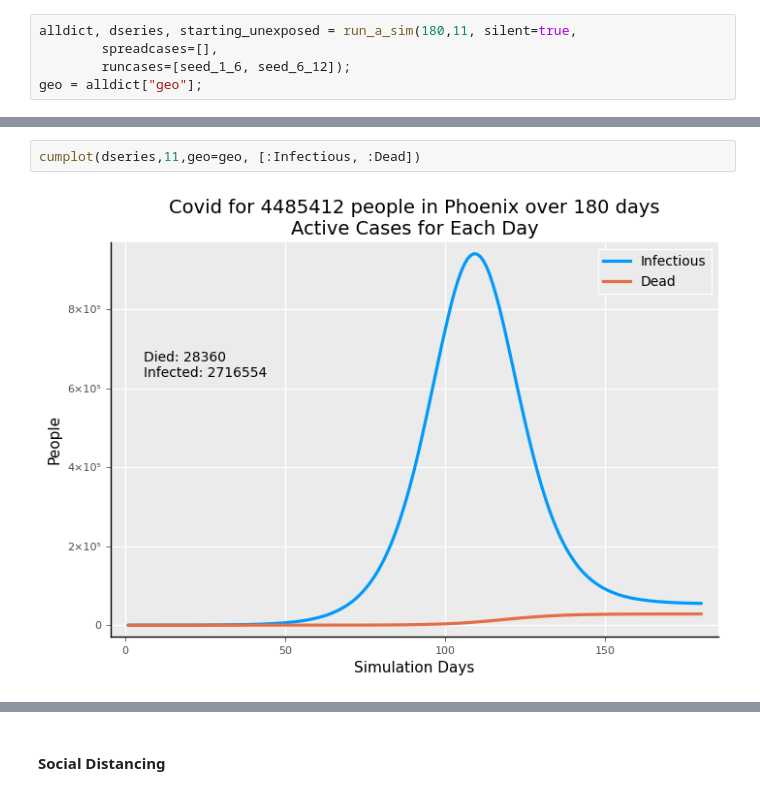
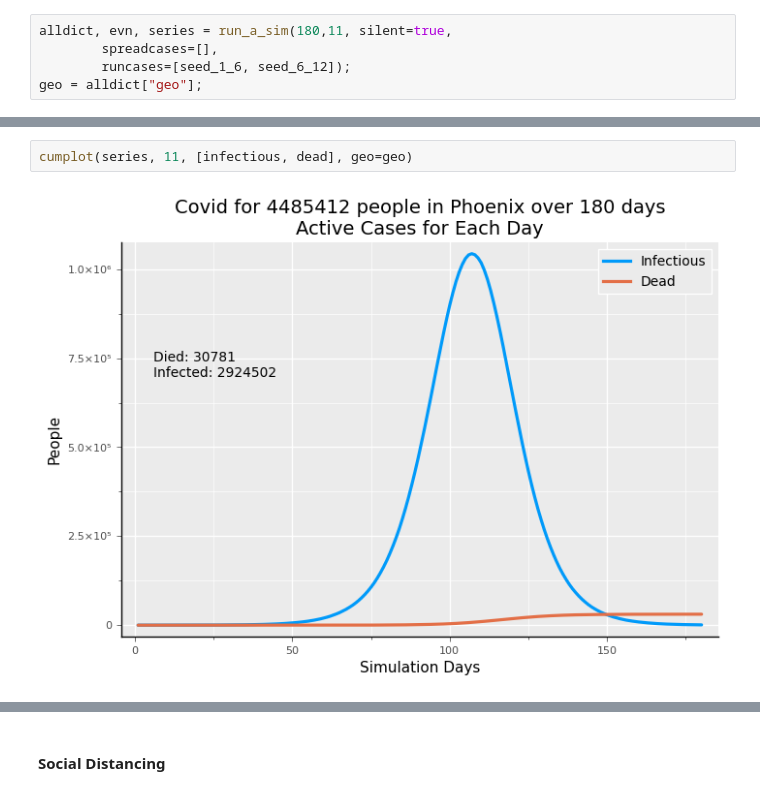
Before and after one commit to lewisl/CovidSim, a Jupyter notebook: report 1/report 1 no writeup.ipynb, the cells around one changed output, grey strips where cells are left out. Drawn from its saved outputs; the diff is of its cells as text.

```diff
--- a/report 1/report 1 no writeup.ipynb
+++ b/report 1/report 1 no writeup.ipynb
@@ -8,5 +11,5 @@ seed_6_12 = seed_case_gen(8, [0,6,6,0,0], 5, nil, agegrps)
 # %%
-alldict, dseries, starting_unexposed = run_a_sim(180,11, silent=true,
+alldict, evn, series = run_a_sim(180,11, silent=true,
         spreadcases=[],
         runcases=[seed_1_6, seed_6_12]);
 geo = alldict["geo"];
@@ -22,7 +38,7 @@ cumplot(dseries,11,geo=geo)
 # %%
-cumplot(dseries,11,geo=geo, [:Infectious, :Dead])
+cumplot(series, 11, [infectious, dead], geo=geo)
 # %% [output]
-[figure, old version]
+[figure, new version]
 # %%
 dayplot(spreadq,[:spreaders, :contacts, :touched])
 # %% [output]
```
Also changed, not shown: parts of 20 cells of this notebook, 4 other files.
